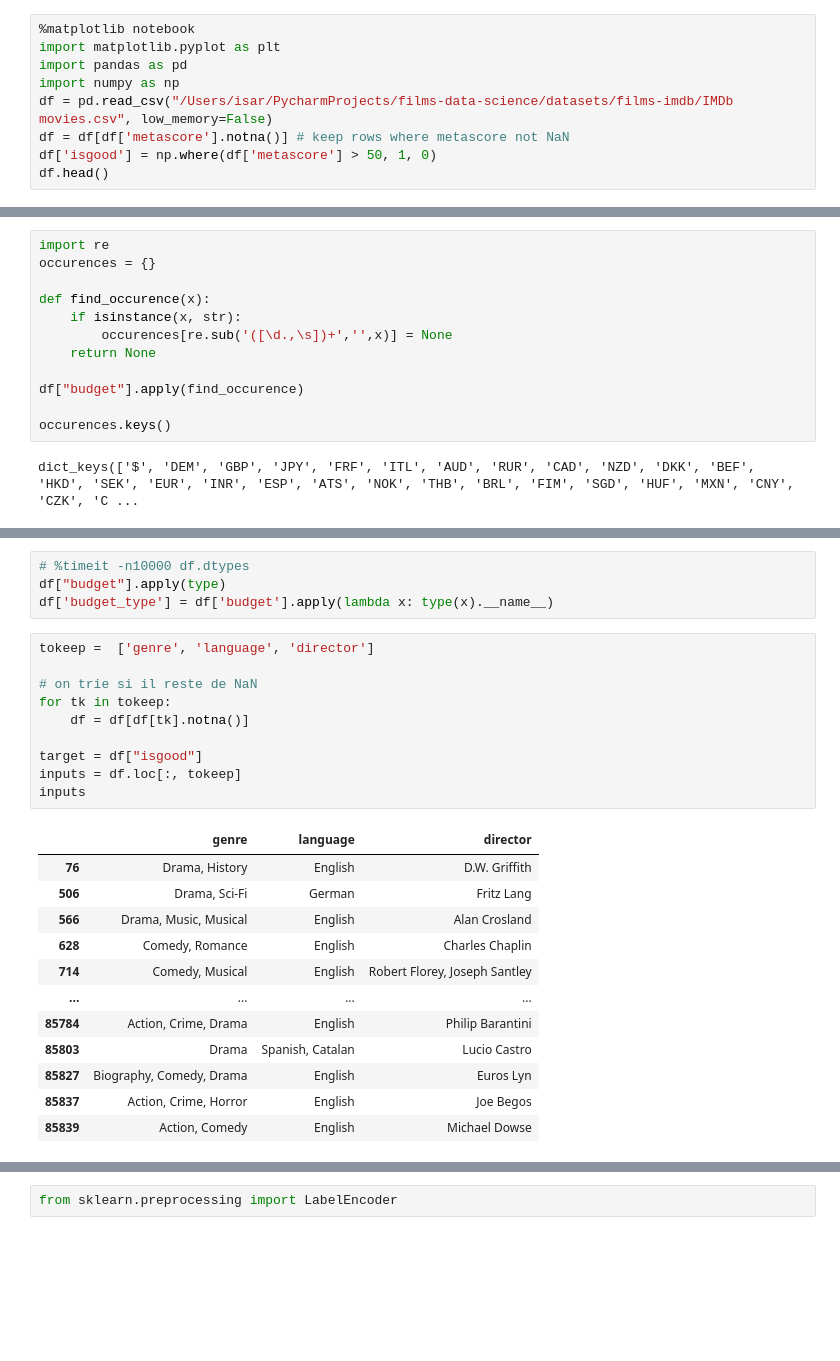
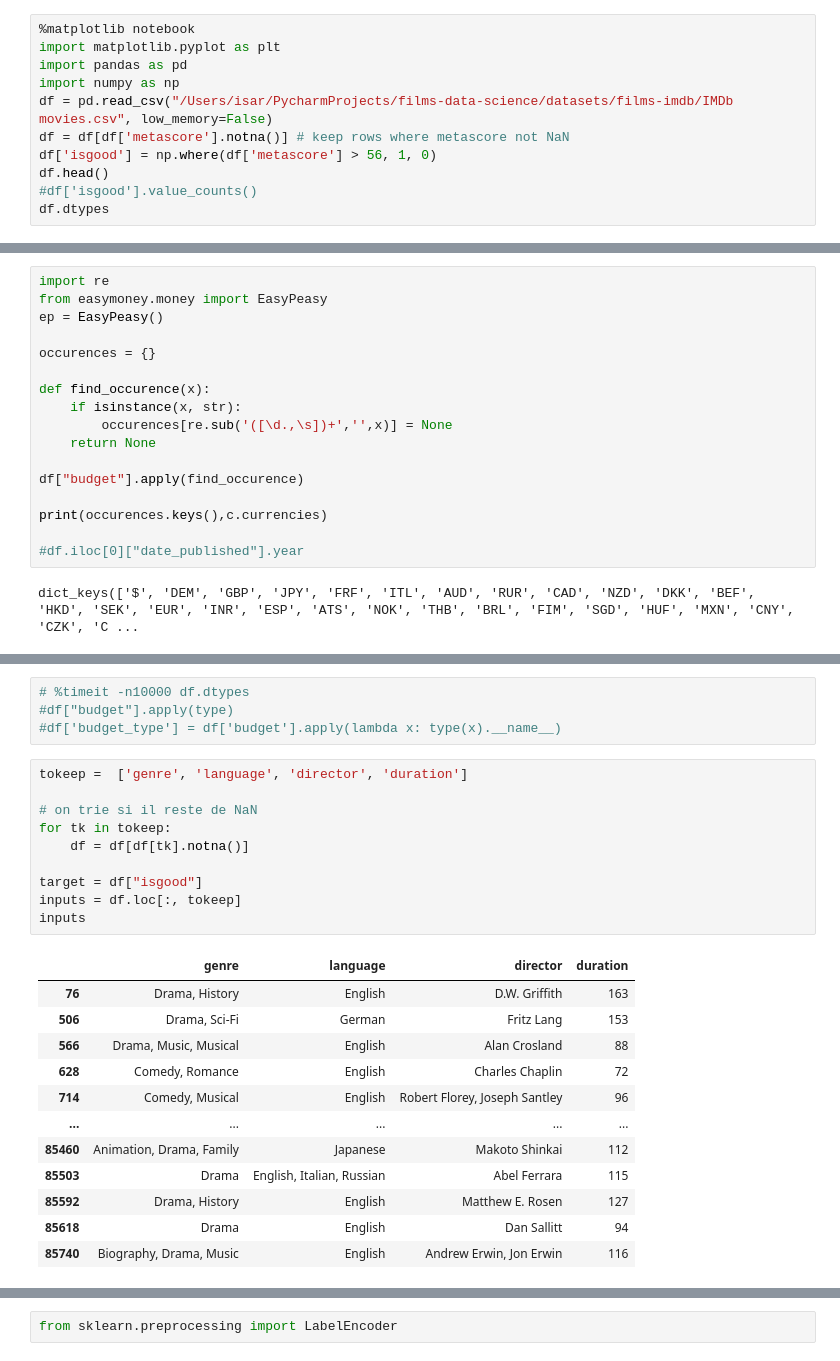
Before and after one commit to FridIsar/films-data-science, a Jupyter notebook: FilmSuccessStudy.ipynb, the cells around one changed output, grey strips where cells are left out. Drawn from its saved outputs; the diff is of its cells as text; blank space fills up the shorter version.

```diff
--- a/FilmSuccessStudy.ipynb
+++ b/FilmSuccessStudy.ipynb
@@ -5,6 +5,8 @@ import pandas as pd
 import numpy as np
 df = pd.read_csv("/Users/isar/PycharmProjects/films-data-science/datasets/films-imdb/IMDb movies.csv", low_memory=False)
 df = df[df['metascore'].notna()] # keep rows where metascore not NaN
-df['isgood'] = np.where(df['metascore'] > 50, 1, 0)
+df['isgood'] = np.where(df['metascore'] > 56, 1, 0)
 df.head()
+#df['isgood'].value_counts()
+df.dtypes
 # %% [output]
@@ -18,5 +30,8 @@ df.head()
 # %%
 import re
+from easymoney.money import EasyPeasy
+ep = EasyPeasy()
+
 occurences = {}
 
 def find_occurence(x):
@@ -26,7 +41,9 @@ def find_occurence(x):
 
 df["budget"].apply(find_occurence)
 
-occurences.keys()
+print(occurences.keys(),c.currencies)
+
+#df.iloc[0]["date_published"].year
 # %% [output]
 dict_keys(['$', 'DEM', 'GBP', 'JPY', 'FRF', 'ITL', 'AUD', 'RUR', 'CAD', 'NZD', 'DKK', 'BEF', 'HKD', 'SEK', 'EUR', 'INR', 'ESP', 'ATS', 'NOK', 'THB', 'BRL', 'FIM', 'SGD', 'HUF', 'MXN', 'CNY', 'CZK', 'C ...
 # %%
@@ -60,27 +134,27 @@ df.head()
 # %%
 # %timeit -n10000 df.dtypes
-df["budget"].apply(type)
-df['budget_type'] = df['budget'].apply(lambda x: type(x).__name__)
+#df["budget"].apply(type)
+#df['budget_type'] = df['budget'].apply(lambda x: type(x).__name__)
 # %%
-tokeep =  ['genre', 'language', 'director']
+tokeep =  ['genre', 'language', 'director', 'duration']
 
 # on trie si il reste de NaN
 for tk in tokeep:
     df = df[df[tk].notna()]
 
 target = df["isgood"]
 inputs = df.loc[:, tokeep]
 inputs
 # %% [output]
-|  | genre | language | director |
-| 76 | Drama, History | English | D.W. Griffith |
-| 506 | Drama, Sci-Fi | German | Fritz Lang |
-| 566 | Drama, Music, Musical | English | Alan Crosland |
-| 628 | Comedy, Romance | English | Charles Chaplin |
-| 714 | Comedy, Musical | English | Robert Florey, Joseph Santley |
-| ... | ... | ... | ... |
-| 85784 | Action, Crime, Drama | English | Philip Barantini |
-| 85803 | Drama | Spanish, Catalan | Lucio Castro |
-| 85827 | Biography, Comedy, Drama | English | Euros Lyn |
-| 85837 | Action, Crime, Horror | English | Joe Begos |
-| 85839 | Action, Comedy | English | Michael Dowse |
+|  | genre | language | director | duration |
+| 76 | Drama, History | English | D.W. Griffith | 163 |
+| 506 | Drama, Sci-Fi | German | Fritz Lang | 153 |
+| 566 | Drama, Music, Musical | English | Alan Crosland | 88 |
+| 628 | Comedy, Romance | English | Charles Chaplin | 72 |
+| 714 | Comedy, Musical | English | Robert Florey, Joseph Santley | 96 |
+| ... | ... | ... | ... | ... |
+| 85460 | Animation, Drama, Family | Japanese | Makoto Shinkai | 112 |
+| 85503 | Drama | English, Italian, Russian | Abel Ferrara | 115 |
+| 85592 | Drama, History | English | Matthew E. Rosen | 127 |
+| 85618 | Drama | English | Dan Sallitt | 94 |
+| 85740 | Biography, Drama, Music | English | Andrew Erwin, Jon Erwin | 116 |
```
Also changed, not shown: parts of 10 cells of this notebook.
